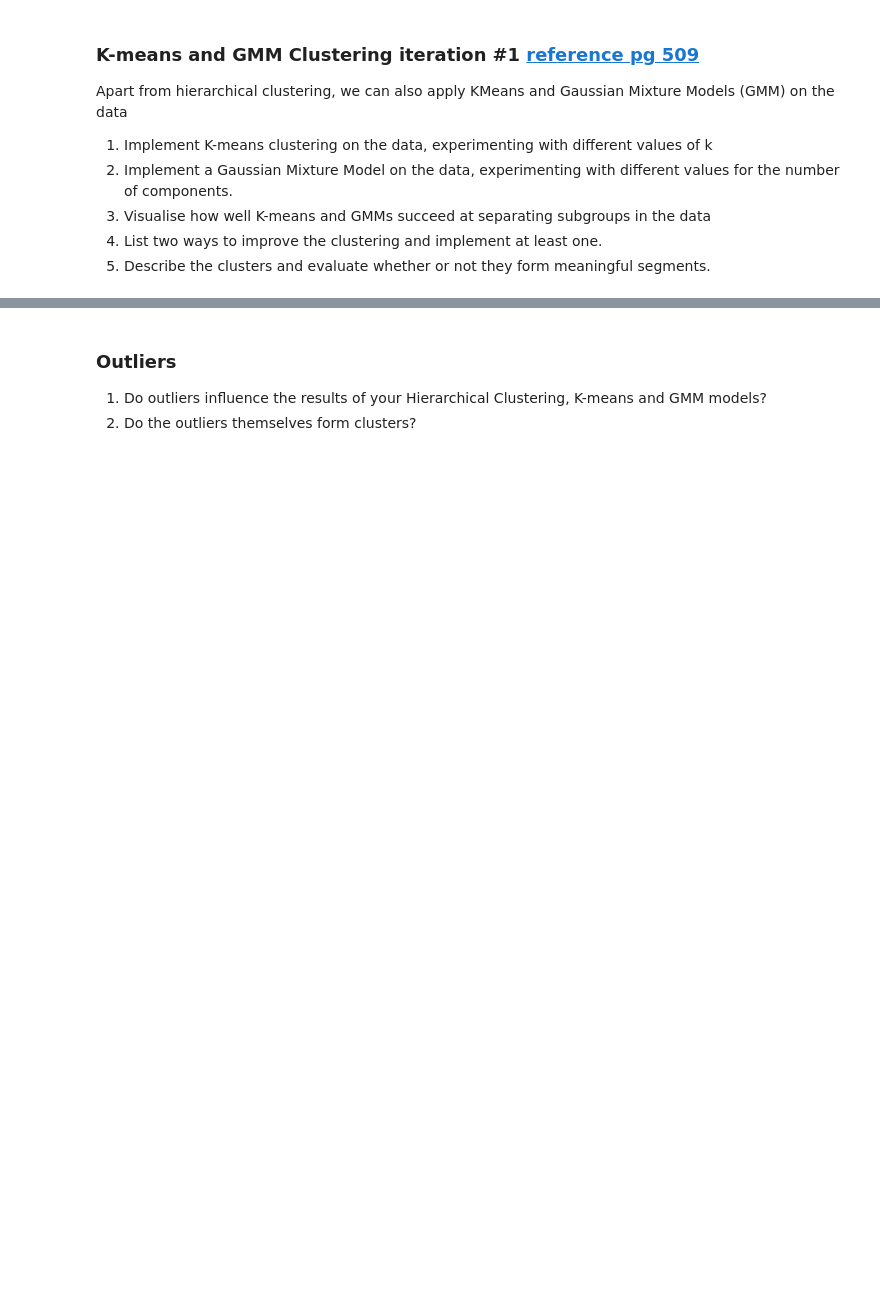
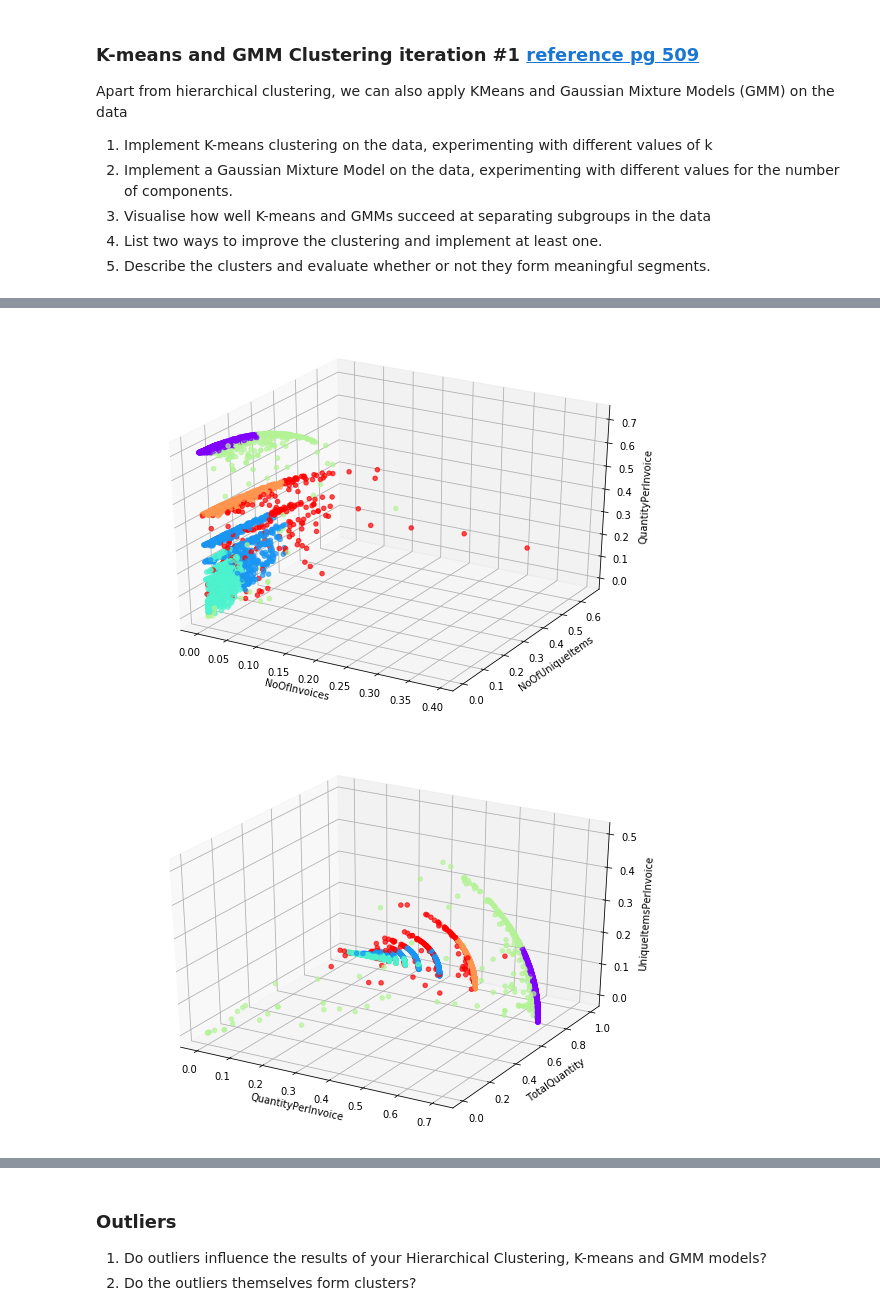
Before and after one commit to nickyeolk/aiap_projects, a Jupyter notebook: aiap-week3/Part 1 Notebook I.ipynb, the cells around one changed output, grey strips where cells are left out. Saved outputs shown, nothing was run; the diff lists cells and outputs as text; code cells hidden in the pictures; blank space fills up the shorter version.

```diff
--- a/aiap-week3/Part 1 Notebook I.ipynb
+++ b/aiap-week3/Part 1 Notebook I.ipynb
@@ -255,0 +313,23 @@ Apart from hierarchical clustering, we can also apply KMeans and Gaussian Mixtur
+# %%
+from sklearn.mixture import GaussianMixture
+def do_gmm(X):
+    gmm = GaussianMixture(n_components=6, covariance_type='full', tol=0.001, reg_covar=1e-06, \
+                          max_iter=100, n_init=1, init_params='kmeans', weights_init=None, \
+                          means_init=None, precisions_init=None, random_state=None, warm_start=False, \
+                          verbose=0, verbose_interval=10)
+    gmm.fit(X)
+    something = gmm.predict(X)
+    make_figure(X,something,axii=[0,1,2])
+    make_figure(X,something,axii=[2,3,4])
+    make_figure(X,something,axii=[3,4,5])
+    make_figure(X,something,axii=[4,5,6])
+    make_figure(X,something,axii=[0,5,6])
+    make_figure(X,something,axii=[2,5,6])
+    make_figure(X,something,axii=[0,3,4])
+    make_figure(X,something,axii=[0,3,6])
+    return gmm
+
+gmm = do_gmm(X)
+# %% [output]
+[figure, added]
+[figure, added]
```
Also changed, not shown: parts of 9 cells of this notebook.
